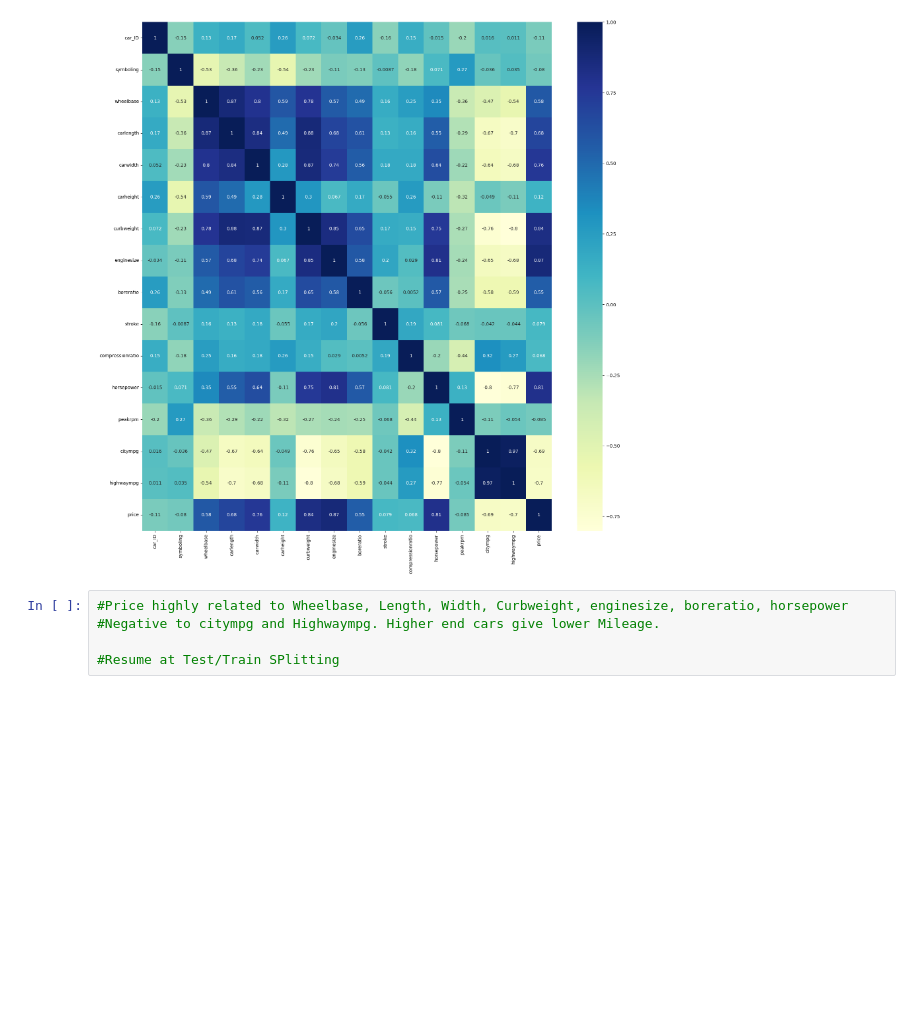
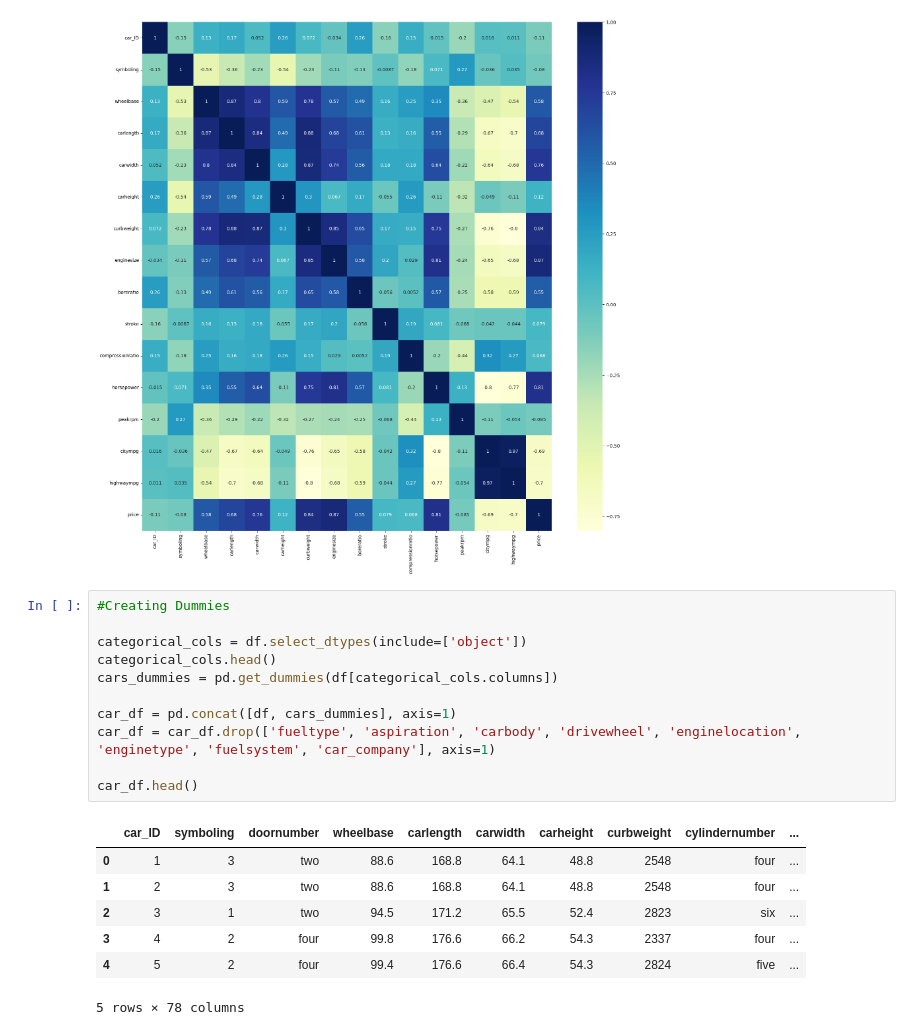
Before and after one commit to lav7n/mrmTaskphase, a Jupyter notebook: Linear Regression.ipynb, the cells around one changed output. Saved outputs shown, nothing was run; the diff lists cells and outputs as text; blank space fills up the shorter version.

```diff
--- a/Linear Regression.ipynb
+++ b/Linear Regression.ipynb
@@ -176,8 +186,23 @@ sns.heatmap(df.corr(), annot = True ,cmap = 'YlGnBu')
 plt.show()
 # %% [output]
 [figure]
-# %%
-#Price highly related to Wheelbase, Length, Width, Curbweight, enginesize, boreratio, horsepower
-#Negative to citympg and Highwaympg. Higher end cars give lower Mileage.
-
-#Resume at Test/Train SPlitting
+# %%
+#Creating Dummies
+
+categorical_cols = df.select_dtypes(include=['object'])
+categorical_cols.head()
+cars_dummies = pd.get_dummies(df[categorical_cols.columns])
+
+car_df = pd.concat([df, cars_dummies], axis=1)
+car_df = car_df.drop(['fueltype', 'aspiration', 'carbody', 'drivewheel', 'enginelocation',
+'enginetype', 'fuelsystem', 'car_company'], axis=1)
+
+car_df.head()
+# %% [output]
+|  | car_ID | symboling | doornumber | wheelbase | carlength | carwidth | carheight | curbweight | cylindernumber | ... |
+| 0 | 1 | 3 | two | 88.6 | 168.8 | 64.1 | 48.8 | 2548 | four | ... |
+| 1 | 2 | 3 | two | 88.6 | 168.8 | 64.1 | 48.8 | 2548 | four | ... |
+| 2 | 3 | 1 | two | 94.5 | 171.2 | 65.5 | 52.4 | 2823 | six | ... |
+| 3 | 4 | 2 | four | 99.8 | 176.6 | 66.2 | 54.3 | 2337 | four | ... |
+| 4 | 5 | 2 | four | 99.4 | 176.6 | 66.4 | 54.3 | 2824 | five | ... |
+5 rows × 78 columns
```
Also changed, not shown: parts of 8 cells of this notebook.
